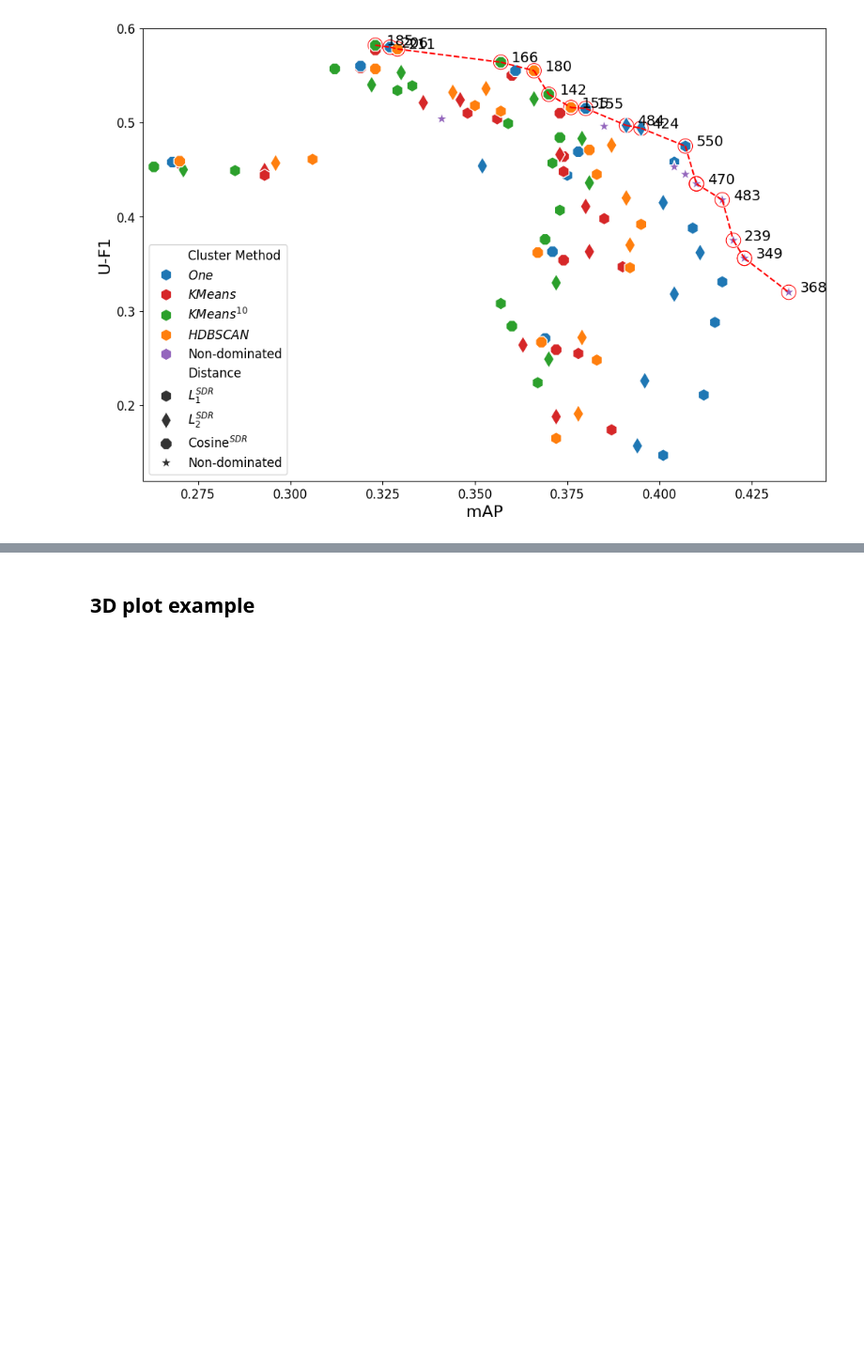
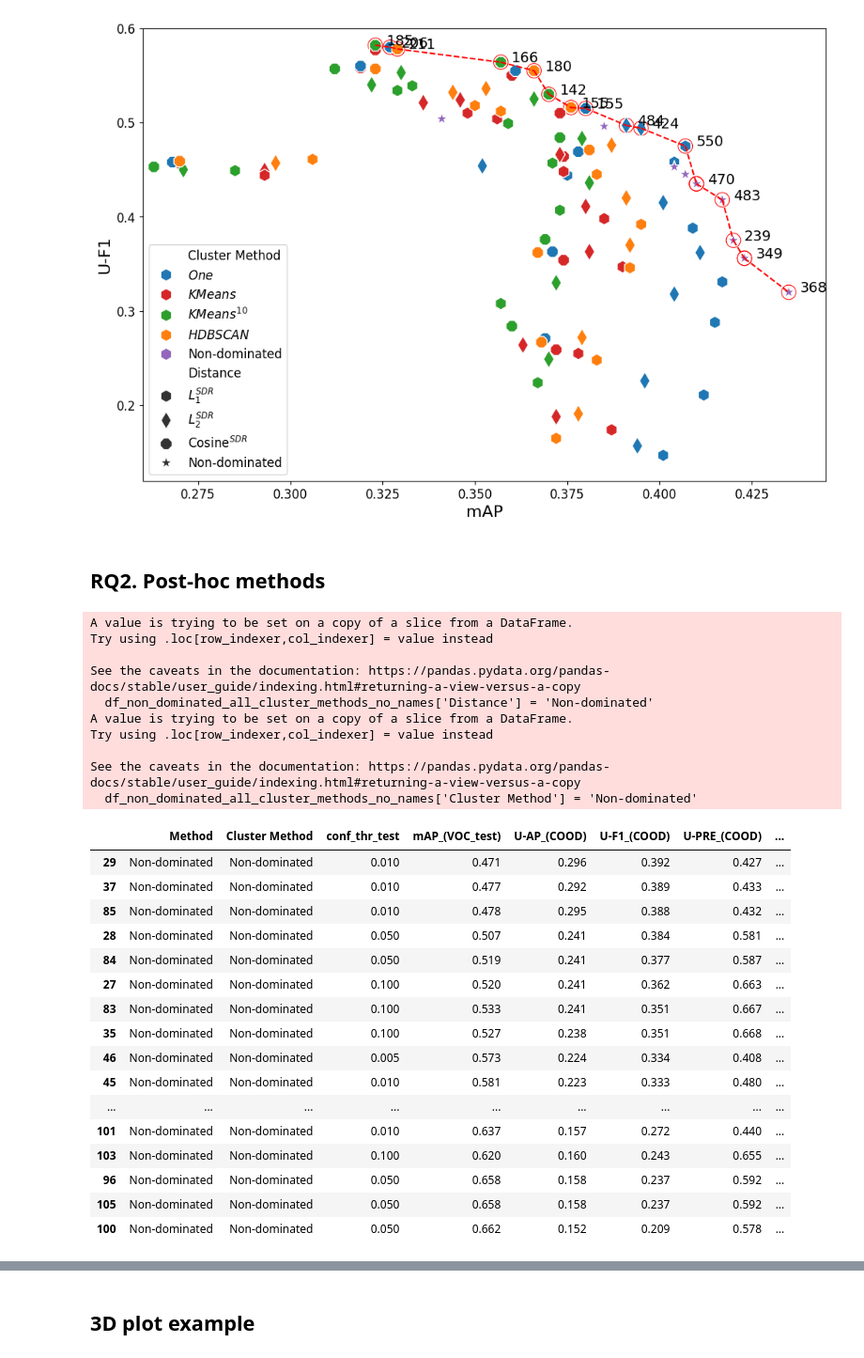
Before and after one commit to aitor-martinez-seras/OoD_in_Object_Detection, a Jupyter notebook: process_results.ipynb, the cells around one changed output, grey strips where cells are left out. Shown at 94% size. Saved outputs shown, nothing was run; the diff lists cells and outputs as text; code cells hidden in the pictures; blank space fills up the shorter version.

```diff
--- a/process_results.ipynb
+++ b/process_results.ipynb
@@ -419,12 +543,19 @@ df_final = format_df(df, columns_to_keep=FINAL_COLUMNS_WITH_CONF_THR)
 df_final = df_final.rename(columns={'cluster_method': 'Cluster Method'})
 df_final = df_final.rename(columns={'Method': 'Distance'})
 
+# Obtain the non-dominated points with info about the distance metric and cluster method
+df_final_cluster_methods_with_names = df_final.copy()
+df_final_cluster_methods_with_names = pd.concat([df_final, df_non_dominated_cluster_methods]).reset_index(drop=True)
+
 # ADD the non-dominated points of cluster_methods. First convert their method and cluster_method to non-dominated
 df_non_dominated_cluster_methods_with_no_name = df_non_dominated_cluster_methods.copy()
 df_non_dominated_cluster_methods_with_no_name['Distance'] = 'Non-dominated'
 df_non_dominated_cluster_methods_with_no_name['Cluster Method'] = 'Non-dominated'
 df_final = pd.concat([df_final, df_non_dominated_cluster_methods_with_no_name]).reset_index(drop=True)
 
+# Save the DF with another name
+df_final_cluster_methods = df_final.copy()
+
 print(df_final['Distance'].unique())
 print(df_final['Cluster Method'].unique())
 df_final.tail()
@@ -538,3 +667,45 @@ plt.savefig(RQ1_FIGURES_FOLDER / 'cluster_methods.pdf', bbox_inches='tight')
 plt.show()
 # %% [output]
 [figure]
+# %% [markdown]
+## RQ2. Post-hoc methods
+# %%
+# Obtain the best methods from clusters and SDR, with and without names
+df_non_dominated_all_cluster_methods = df_final_cluster_methods_with_names.iloc[non_dominated_points]
+df_non_dominated_all_cluster_methods_no_names = df_final_cluster_methods.iloc[non_dominated_points]
+# Remove names of Distance and Cluster Method
+df_non_dominated_all_cluster_methods_no_names['Distance'] = 'Non-dominated'
+df_non_dominated_all_cluster_methods_no_names['Cluster Method'] = 'Non-dominated'
+# Rename Distance as Method
+df_non_dominated_all_cluster_methods_no_names = df_non_dominated_all_cluster_methods_no_names.rename(columns={'Distance': 'Method'})
+# Assert same methods are selected
+assert (df_non_dominated_all_cluster_methods_no_names['U-F1_(SUM)']).equals(df_non_dominated_all_cluster_methods['U-F1_(SUM)'])
+df_non_dominated_all_cluster_methods_no_names
+# %% [output]
+A value is trying to be set on a copy of a slice from a DataFrame.
+Try using .loc[row_indexer,col_indexer] = value instead
+
+See the caveats in the documentation: https://pandas.pydata.org/pandas-docs/stable/user_guide/indexing.html#returning-a-view-versus-a-copy
+  df_non_dominated_all_cluster_methods_no_names['Distance'] = 'Non-dominated'
+A value is trying to be set on a copy of a slice from a DataFrame.
+Try using .loc[row_indexer,col_indexer] = value instead
+
+See the caveats in the documentation: https://pandas.pydata.org/pandas-docs/stable/user_guide/indexing.html#returning-a-view-versus-a-copy
+  df_non_dominated_all_cluster_methods_no_names['Cluster Method'] = 'Non-dominated'
+|  | Method | Cluster Method | conf_thr_test | mAP_(VOC_test) | U-AP_(COOD) | U-F1_(COOD) | U-PRE_(COOD) | ... |
+| 29 | Non-dominated | Non-dominated | 0.010 | 0.471 | 0.296 | 0.392 | 0.427 | ... |
+| 37 | Non-dominated | Non-dominated | 0.010 | 0.477 | 0.292 | 0.389 | 0.433 | ... |
+| 85 | Non-dominated | Non-dominated | 0.010 | 0.478 | 0.295 | 0.388 | 0.432 | ... |
+| 28 | Non-dominated | Non-dominated | 0.050 | 0.507 | 0.241 | 0.384 | 0.581 | ... |
+| 84 | Non-dominated | Non-dominated | 0.050 | 0.519 | 0.241 | 0.377 | 0.587 | ... |
+| 27 | Non-dominated | Non-dominated | 0.100 | 0.520 | 0.241 | 0.362 | 0.663 | ... |
+| 83 | Non-dominated | Non-dominated | 0.100 | 0.533 | 0.241 | 0.351 | 0.667 | ... |
+| 35 | Non-dominated | Non-dominated | 0.100 | 0.527 | 0.238 | 0.351 | 0.668 | ... |
+| 46 | Non-dominated | Non-dominated | 0.005 | 0.573 | 0.224 | 0.334 | 0.408 | ... |
+| 45 | Non-dominated | Non-dominated | 0.010 | 0.581 | 0.223 | 0.333 | 0.480 | ... |
+| ... | ... | ... | ... | ... | ... | ... | ... | ... |
+| 101 | Non-dominated | Non-dominated | 0.010 | 0.637 | 0.157 | 0.272 | 0.440 | ... |
+| 103 | Non-dominated | Non-dominated | 0.100 | 0.620 | 0.160 | 0.243 | 0.655 | ... |
+| 96 | Non-dominated | Non-dominated | 0.050 | 0.658 | 0.158 | 0.237 | 0.592 | ... |
+| 105 | Non-dominated | Non-dominated | 0.050 | 0.658 | 0.158 | 0.237 | 0.592 | ... |
+| 100 | Non-dominated | Non-dominated | 0.050 | 0.662 | 0.152 | 0.209 | 0.578 | ... |
```
Also changed, not shown: parts of 13 cells of this notebook, 1 other file.
